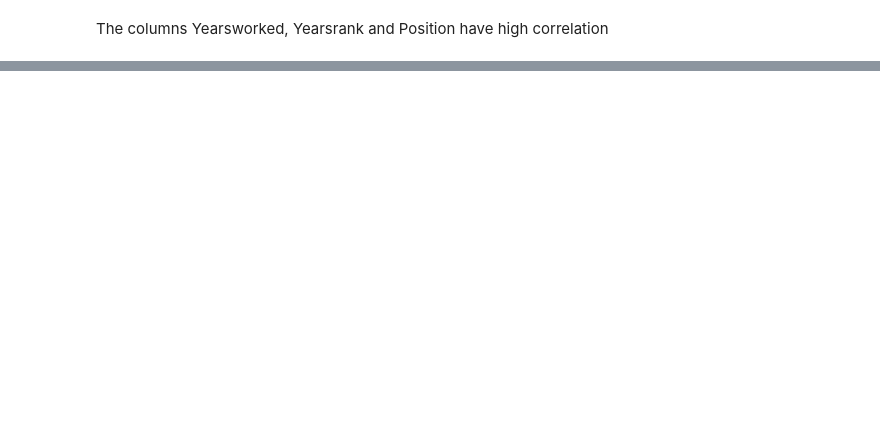
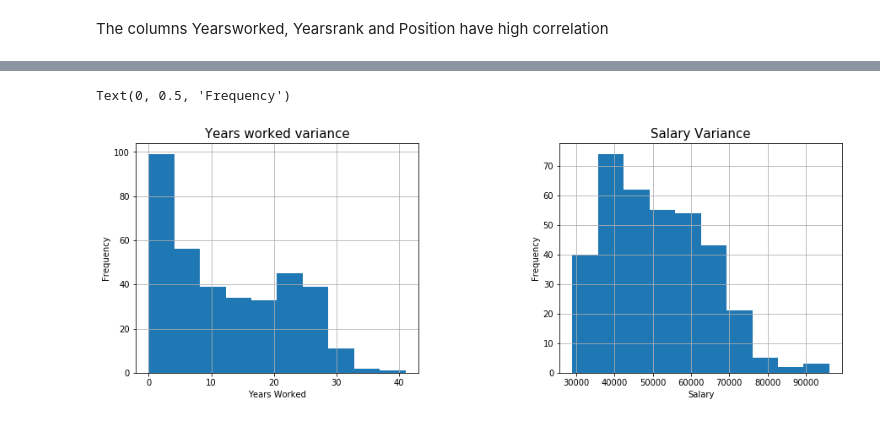
Before and after one commit to KhomotsoT/Cross_validation_and_simple_linear_regressiom, a Jupyter notebook: Cross_validation_and_simple_linear_regression.ipynb, the cells around one changed output, grey strips where cells are left out. Cells and saved outputs as stored; diff of their text form; code cells hidden in the pictures; blank space fills up the shorter version.

```diff
--- a/Cross_validation_and_simple_linear_regression.ipynb
+++ b/Cross_validation_and_simple_linear_regression.ipynb
@@ -82,0 +138,18 @@ The columns Yearsworked, Yearsrank and Position have high correlation
+# %%
+#plotting histogram & subplotting
+f, axes = plt.subplots(1, 2,figsize=(15, 5))
+grid = plt.GridSpec(1, 2, wspace=0.5, hspace=0.3)
+plt.subplot(grid[0, 0])
+x_train['yearsworked'].hist()
+plt.title('Years worked variance', fontsize= 15)
+plt.xlabel('Years Worked')
+plt.ylabel('Frequency')
+
+plt.subplot(grid[0, 1])
+y_train.hist()
+plt.title('Salary Variance', fontsize= 15)
+plt.xlabel('Salary')
+plt.ylabel('Frequency')
+# %% [output]
+Text(0, 0.5, 'Frequency')
+[figure, added]
```
Also changed, not shown: parts of 28 cells of this notebook.
